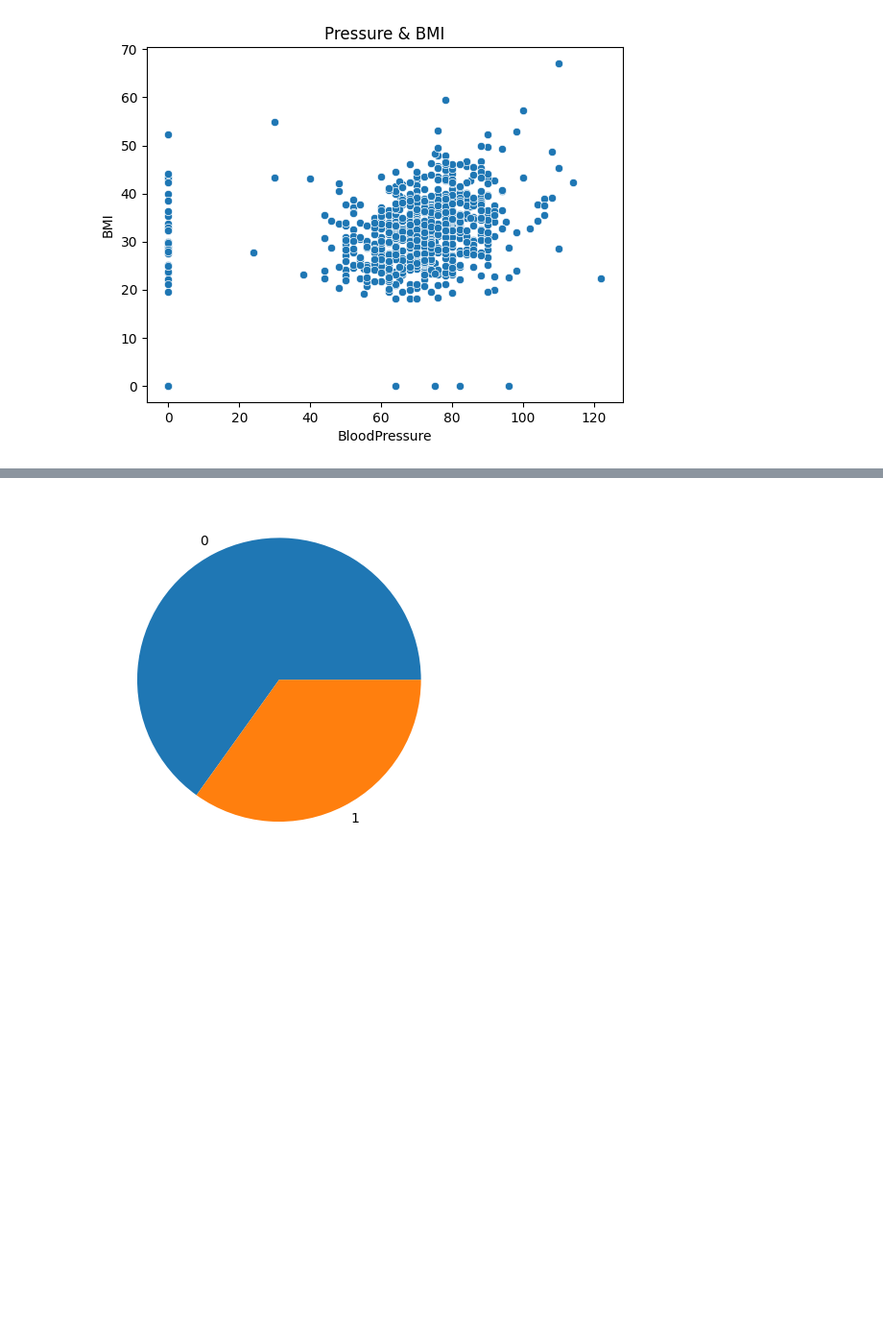
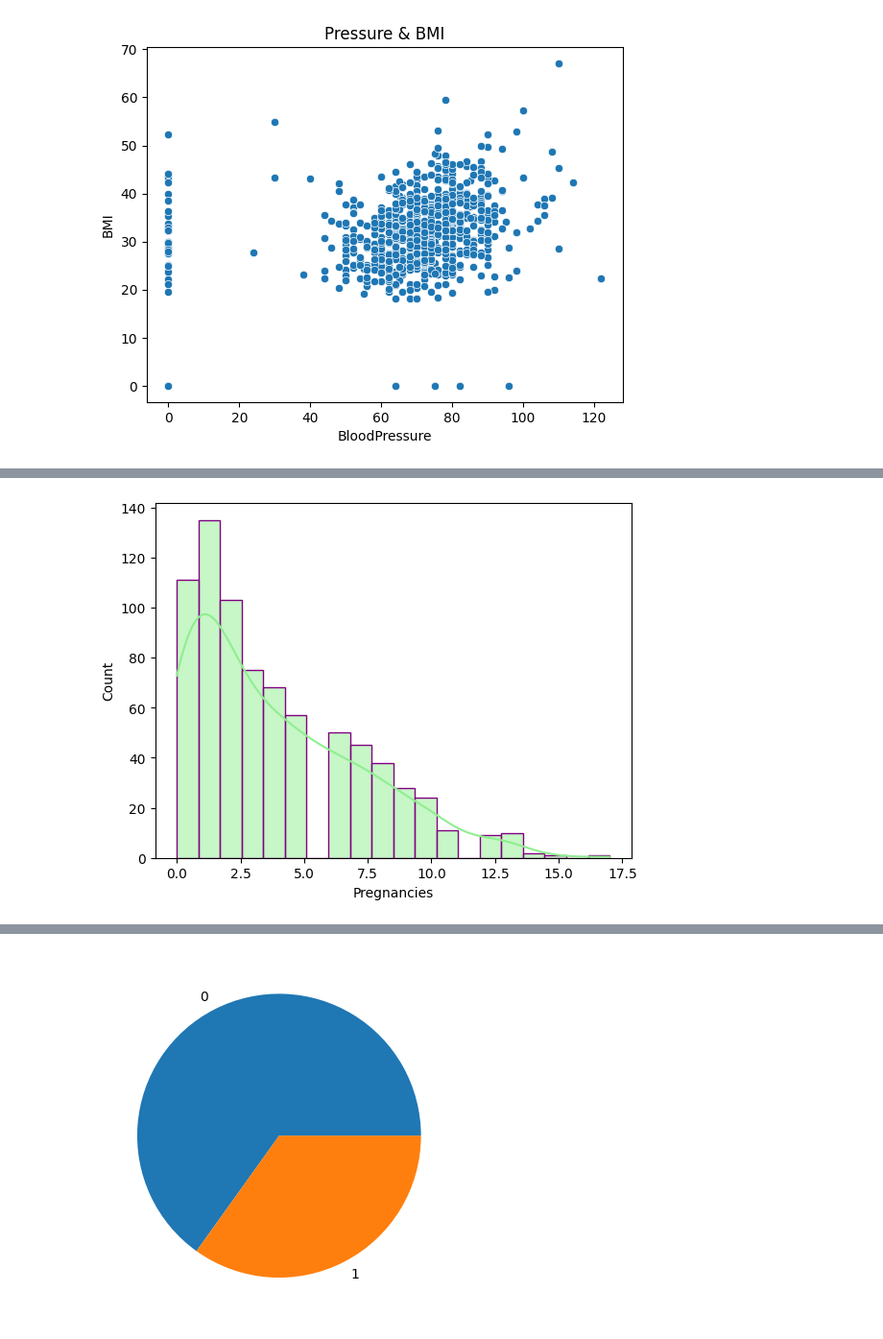
Before and after one commit to davidrimon2004/Probability-Statistics-Project, a Jupyter notebook: project.ipynb, the cells around one changed output, grey strips where cells are left out. Shown at 96% size. Saved outputs shown, nothing was run; the diff lists cells and outputs as text; code cells hidden in the pictures; blank space fills up the shorter version.

```diff
--- a/project.ipynb
+++ b/project.ipynb
@@ -35,0 +37,4 @@ visual.show()
+# %%
+Distribution(preg)
+# %% [output]
+[figure, added]
```
Also changed, not shown: parts of 6 cells of this notebook.
